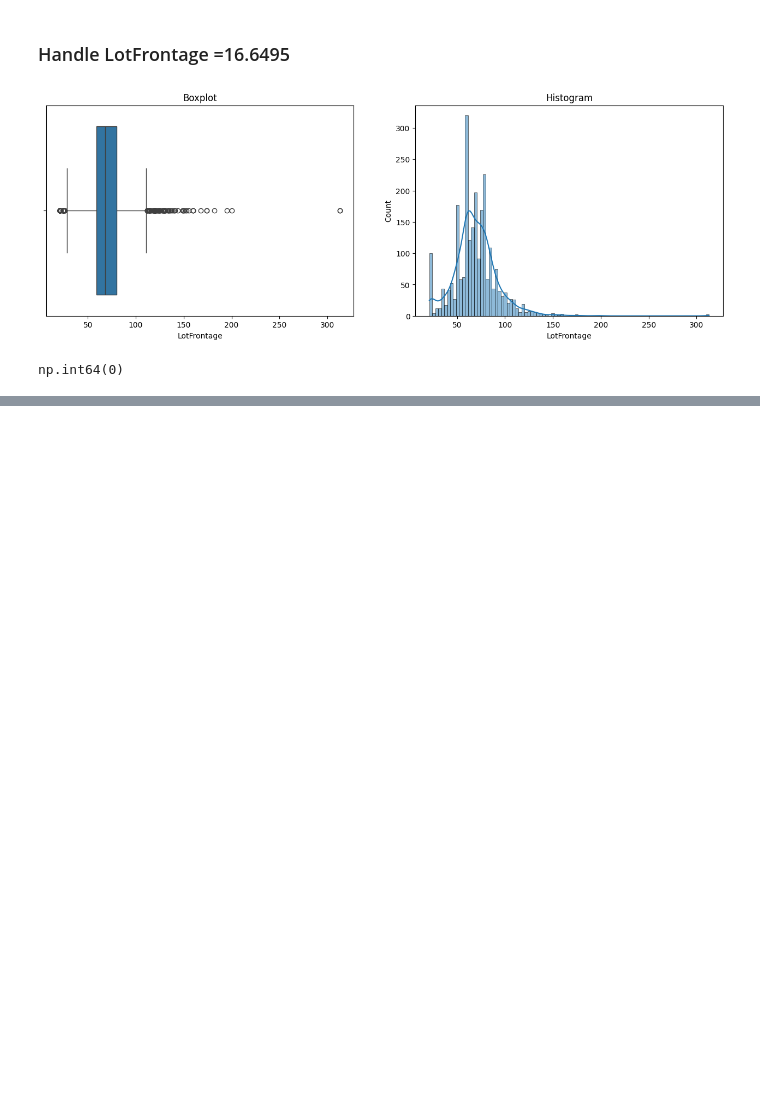
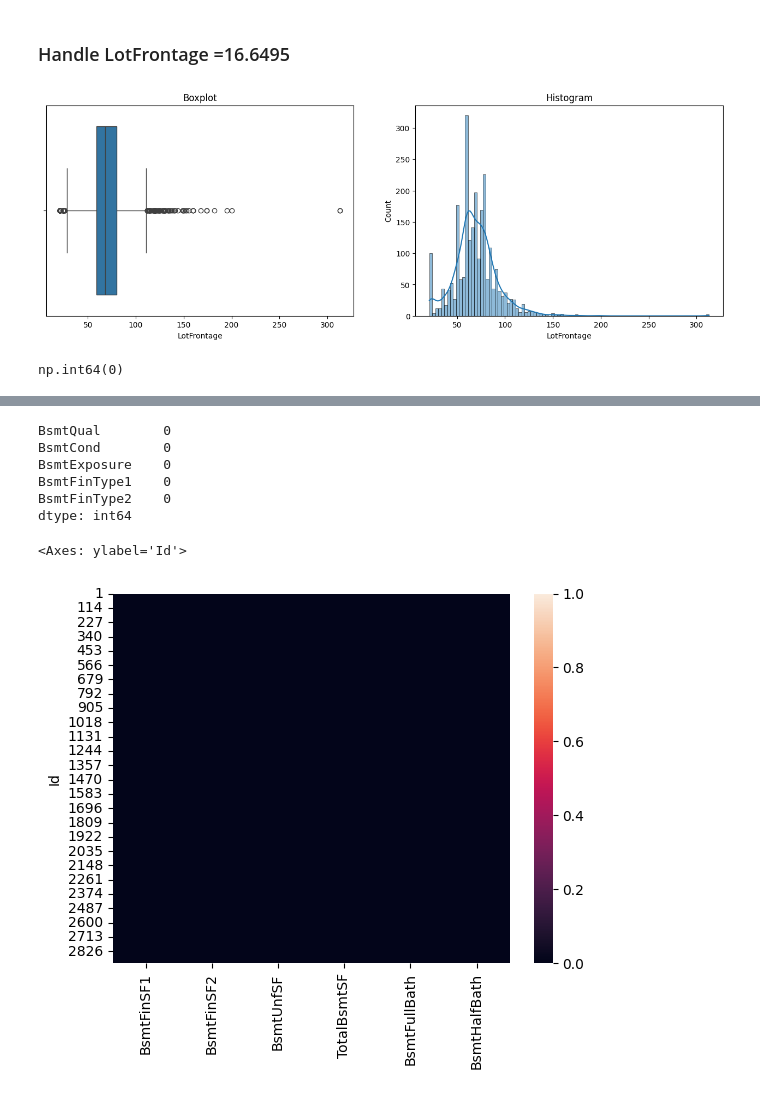
Before and after one commit to HarshRaut9945/House-Price-Prediction-Regression-Project, a Jupyter notebook: data.ipynb, the cells around one changed output, grey strips where cells are left out. Cells and saved outputs as stored; diff of their text form; code cells hidden in the pictures; blank space fills up the shorter version.

```diff
--- a/data.ipynb
+++ b/data.ipynb
@@ -422,0 +613,17 @@ np.int64(0)
+# %%
+cat_bsmt_feat=[
+'BsmtQual',
+'BsmtCond' ,
+'BsmtExposure',
+'BsmtFinType1',
+'BsmtFinType2' ]
+
+num_bsmt_feat=[
+
+'BsmtFinSF1',
+'BsmtFinSF2',
+'BsmtUnfSF' ,
+'TotalBsmtSF',
+'BsmtFullBath',
+'BsmtHalfBath'
+]
@@ -422,0 +663,14 @@ np.int64(0)
+# %%
+df_mvi[cat_bsmt_feat].isnull().sum()
+# %% [output]
+BsmtQual        0
+BsmtCond        0
+BsmtExposure    0
+BsmtFinType1    0
+BsmtFinType2    0
+dtype: int64
+# %%
+sns.heatmap(df[num_bsmt_feat].isnull())
+# %% [output]
+<Axes: ylabel='Id'>
+[figure, added]
```
Also changed, not shown: parts of 35 cells of this notebook.
